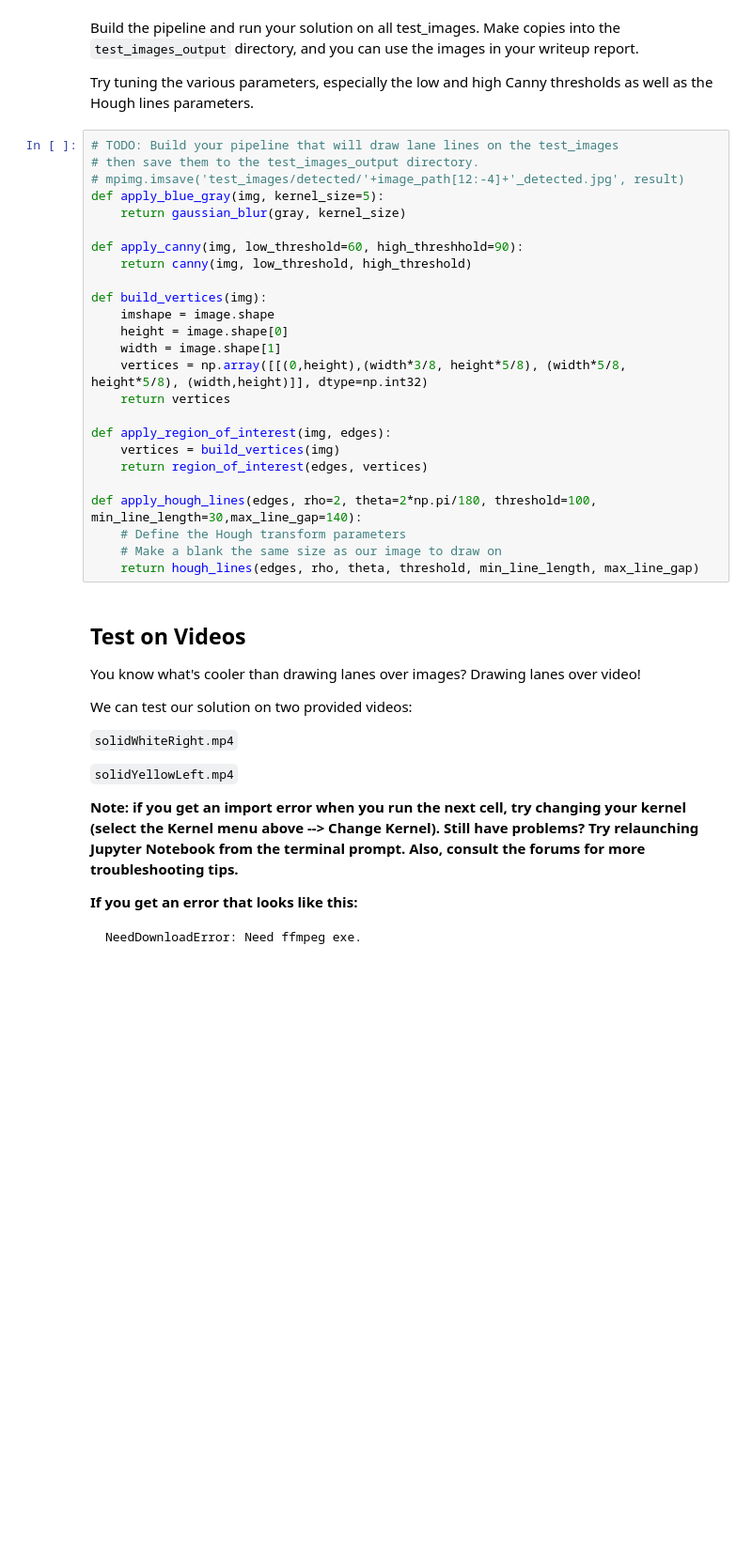
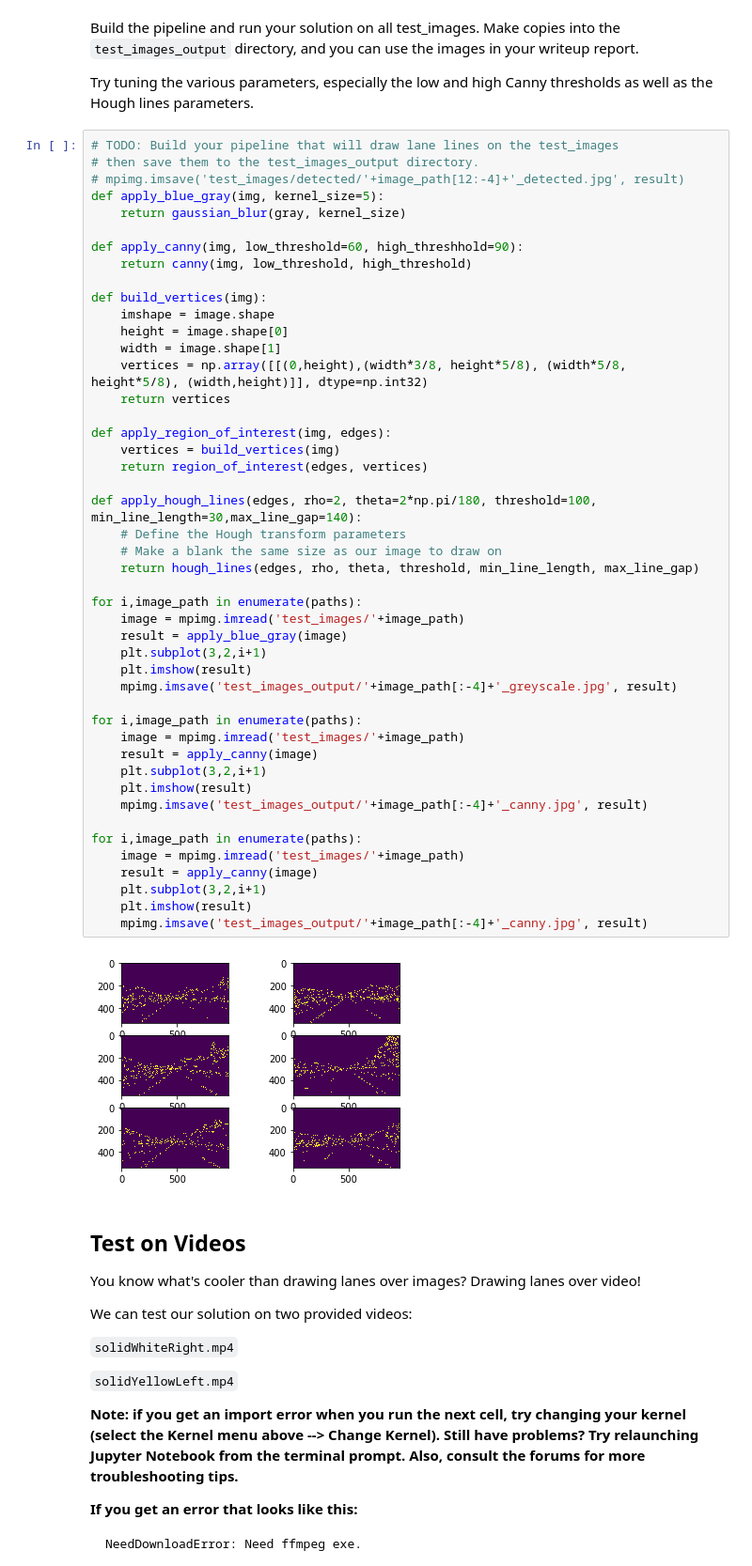
Before and after one commit to sunilgopinath/CarND-LaneLines-P1, a Jupyter notebook: P1.ipynb, the cells around one changed output. Shown at 94% size. Drawn from its saved outputs; the diff is of its cells as text; blank space fills up the shorter version.

Commit message:
updated image names

```diff
--- a/P1.ipynb
+++ b/P1.ipynb
@@ -189,28 +189,51 @@ Try tuning the various parameters, especially the low and high Canny thresholds
 # %%
 # TODO: Build your pipeline that will draw lane lines on the test_images
 # then save them to the test_images_output directory.
 # mpimg.imsave('test_images/detected/'+image_path[12:-4]+'_detected.jpg', result)
 def apply_blue_gray(img, kernel_size=5):
     return gaussian_blur(gray, kernel_size)
 
 def apply_canny(img, low_threshold=60, high_threshhold=90):
     return canny(img, low_threshold, high_threshold)
 
 def build_vertices(img):
     imshape = image.shape
     height = image.shape[0]
     width = image.shape[1]
     vertices = np.array([[(0,height),(width*3/8, height*5/8), (width*5/8, height*5/8), (width,height)]], dtype=np.int32)
     return vertices
 
 def apply_region_of_interest(img, edges):
     vertices = build_vertices(img)
     return region_of_interest(edges, vertices)
 
 def apply_hough_lines(edges, rho=2, theta=2*np.pi/180, threshold=100, min_line_length=30,max_line_gap=140):
     # Define the Hough transform parameters
     # Make a blank the same size as our image to draw on
     return hough_lines(edges, rho, theta, threshold, min_line_length, max_line_gap)
+
+for i,image_path in enumerate(paths):
+    image = mpimg.imread('test_images/'+image_path)
+    result = apply_blue_gray(image)
+    plt.subplot(3,2,i+1)
+    plt.imshow(result)
+    mpimg.imsave('test_images_output/'+image_path[:-4]+'_greyscale.jpg', result)
+
+for i,image_path in enumerate(paths):
+    image = mpimg.imread('test_images/'+image_path)
+    result = apply_canny(image)
+    plt.subplot(3,2,i+1)
+    plt.imshow(result)
+    mpimg.imsave('test_images_output/'+image_path[:-4]+'_canny.jpg', result)
+
+for i,image_path in enumerate(paths):
+    image = mpimg.imread('test_images/'+image_path)
+    result = apply_canny(image)
+    plt.subplot(3,2,i+1)
+    plt.imshow(result)
+    mpimg.imsave('test_images_output/'+image_path[:-4]+'_canny.jpg', result)
+# %% [output]
+[figure, added]
 # %% [markdown]
 ## Test on Videos
 
```
Also changed, not shown: 18 other files.
